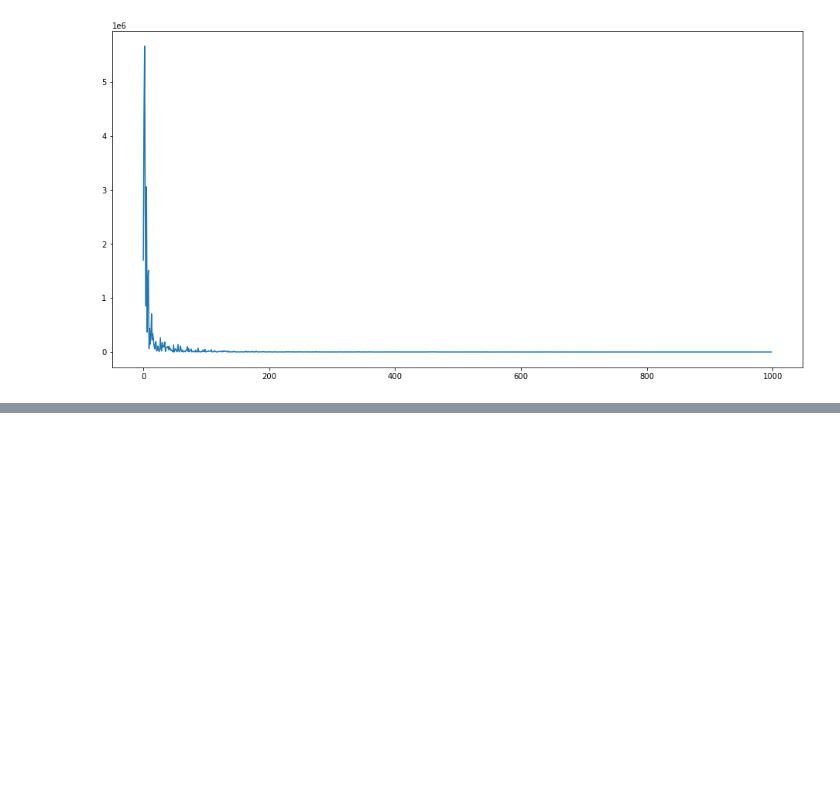
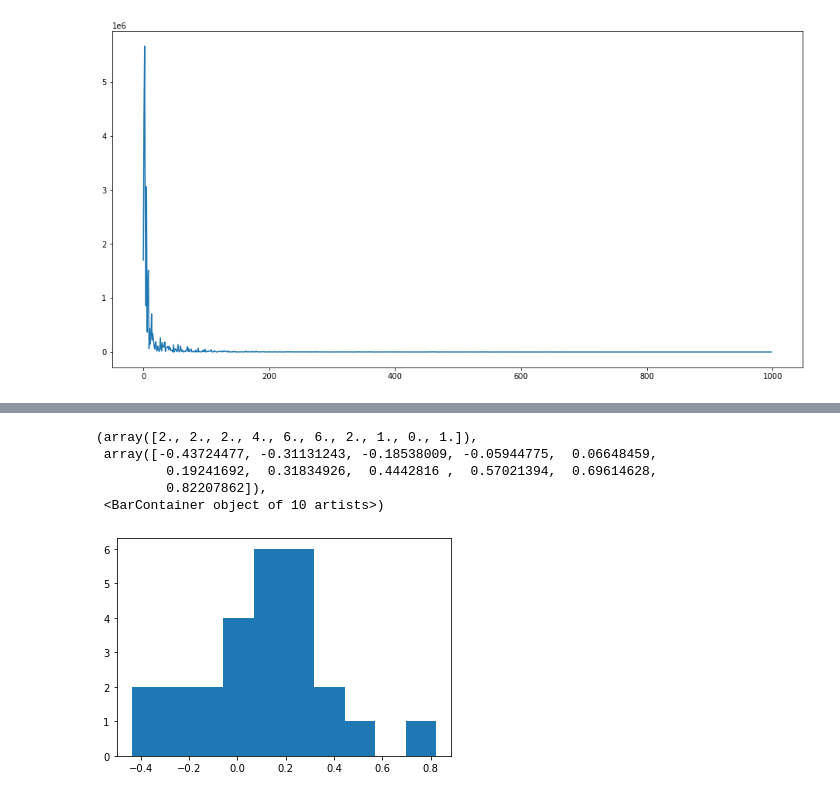
Before and after one commit to nategivens/LexGen, a Jupyter notebook: en_50k_2018-ingestion.ipynb, the cells around one changed output, grey strips where cells are left out. Drawn from its saved outputs; the diff is of its cells as text; code cells hidden in the pictures; blank space fills up the shorter version.

```diff
--- a/en_50k_2018-ingestion.ipynb
+++ b/en_50k_2018-ingestion.ipynb
@@ -441,0 +480,10 @@ valid_words['frequency']
+# %%
+cutoff_rel_differences = list(map(operator.truediv, cutoff_differences, baseline_chars))
+plt.hist(cutoff_rel_differences)
+# %% [output]
+(array([2., 2., 2., 4., 6., 6., 2., 1., 0., 1.]),
+ array([-0.43724477, -0.31131243, -0.18538009, -0.05944775,  0.06648459,
+         0.19241692,  0.31834926,  0.4442816 ,  0.57021394,  0.69614628,
+         0.82207862]),
+ <BarContainer object of 10 artists>)
+[figure, added]
```
Also changed, not shown: parts of 13 cells of this notebook, 1 other file.
